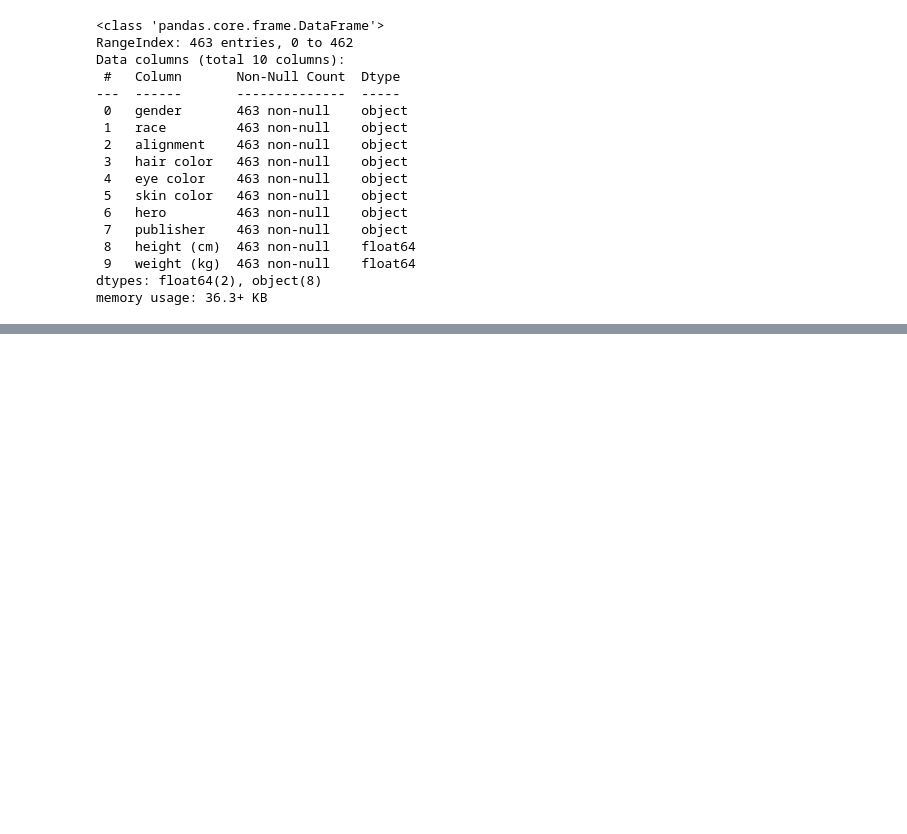
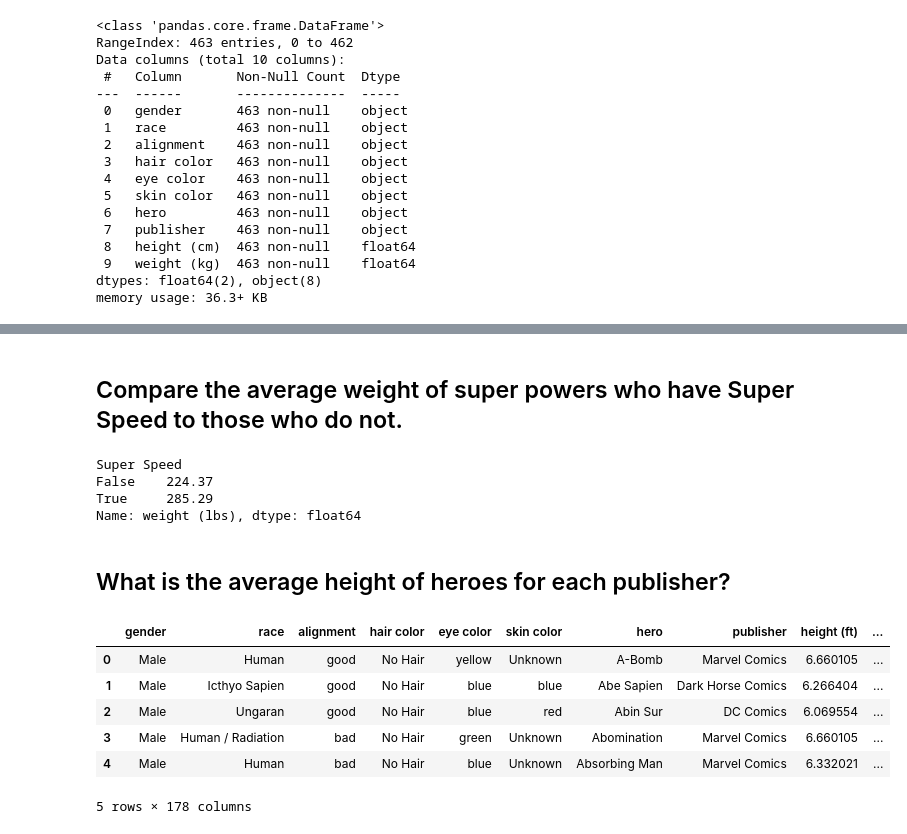
Before and after one commit to Kridge42/Applying-Transformations, a Jupyter notebook: AAT Core.ipynb, the cells around one changed output, grey strips where cells are left out. Drawn from its saved outputs; the diff is of its cells as text; code cells hidden in the pictures; blank space fills up the shorter version.

```diff
--- a/AAT Core.ipynb
+++ b/AAT Core.ipynb
@@ -254,0 +384,37 @@ names.head(5)
+# %% [markdown]
+## Compare the average weight of super powers who have Super Speed to those who do not.
+# %%
+# Change weight to pounds instead of kilograms
+df['weight (kg)'] = df['weight (kg)'].apply(lambda x: (x*2.20462262))
+# %%
+# Rename weight column
+df.rename({'weight (kg)': 'weight (lbs)'}, axis=1, inplace=True)
+# %%
+# Average weight in pounds for heros who have and do not have super speed power
+speed = df.groupby('Super Speed')['weight (lbs)'].mean()
+speed.round(2)
+# %% [output]
+Super Speed
+False    224.37
+True     285.29
+Name: weight (lbs), dtype: float64
+# %% [markdown]
+## What is the average height of heroes for each publisher?
+# %%
+# Change height to inches instead of centimeters
+df['height (cm)'] = df['height (cm)'].apply(lambda x: (x/2.54))
+# %%
+# Convert inches to feet
+df['height (cm)'] = df['height (cm)'].apply(lambda x: (x/12))
+# %%
+# Rename height column
+df.rename({'height (cm)': 'height (ft)'}, axis=1, inplace=True)
+df.head()
+# %% [output]
+|  | gender | race | alignment | hair color | eye color | skin color | hero | publisher | height (ft) | ... |
+| 0 | Male | Human | good | No Hair | yellow | Unknown | A-Bomb | Marvel Comics | 6.660105 | ... |
+| 1 | Male | Icthyo Sapien | good | No Hair | blue | blue | Abe Sapien | Dark Horse Comics | 6.266404 | ... |
+| 2 | Male | Ungaran | good | No Hair | blue | red | Abin Sur | DC Comics | 6.069554 | ... |
+| 3 | Male | Human / Radiation | bad | No Hair | green | Unknown | Abomination | Marvel Comics | 6.660105 | ... |
+| 4 | Male | Human | bad | No Hair | blue | Unknown | Absorbing Man | Marvel Comics | 6.332021 | ... |
+5 rows × 178 columns
```
Also changed, not shown: parts of 16 cells of this notebook.
